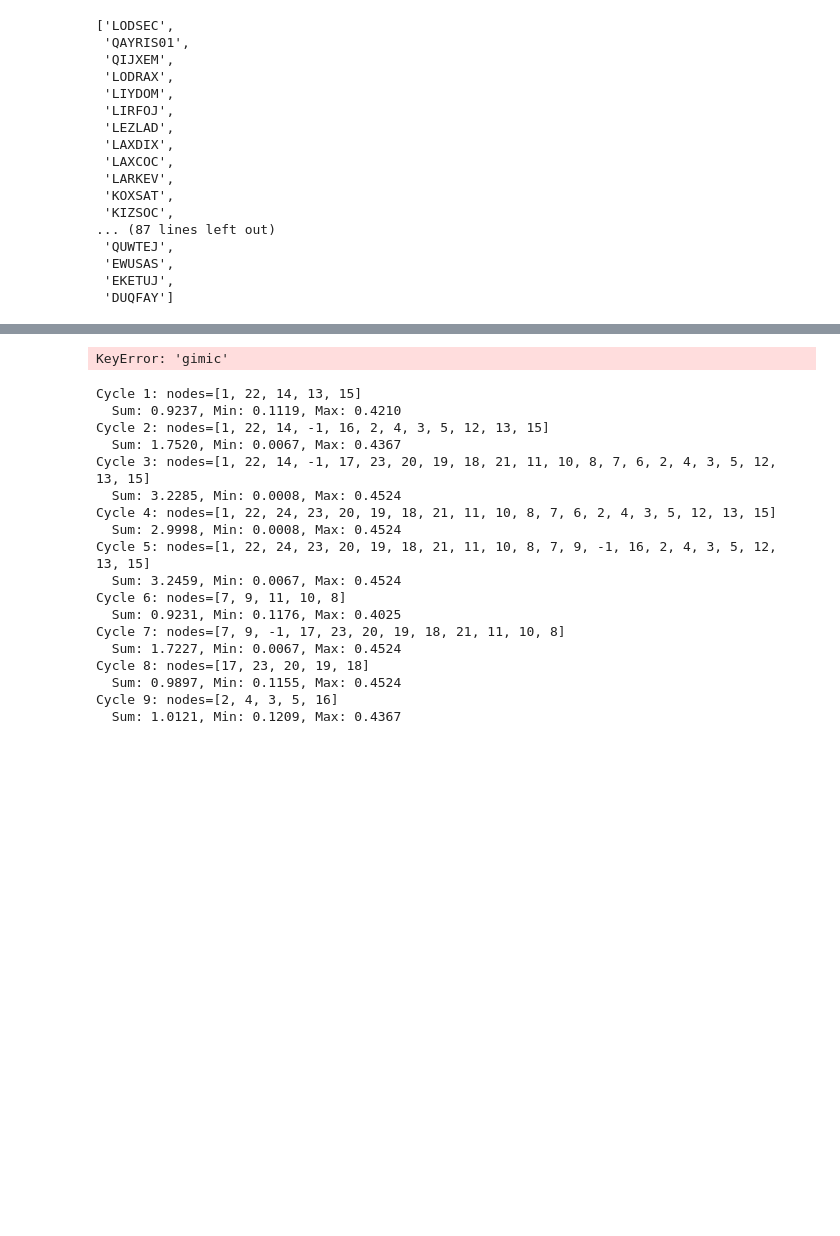
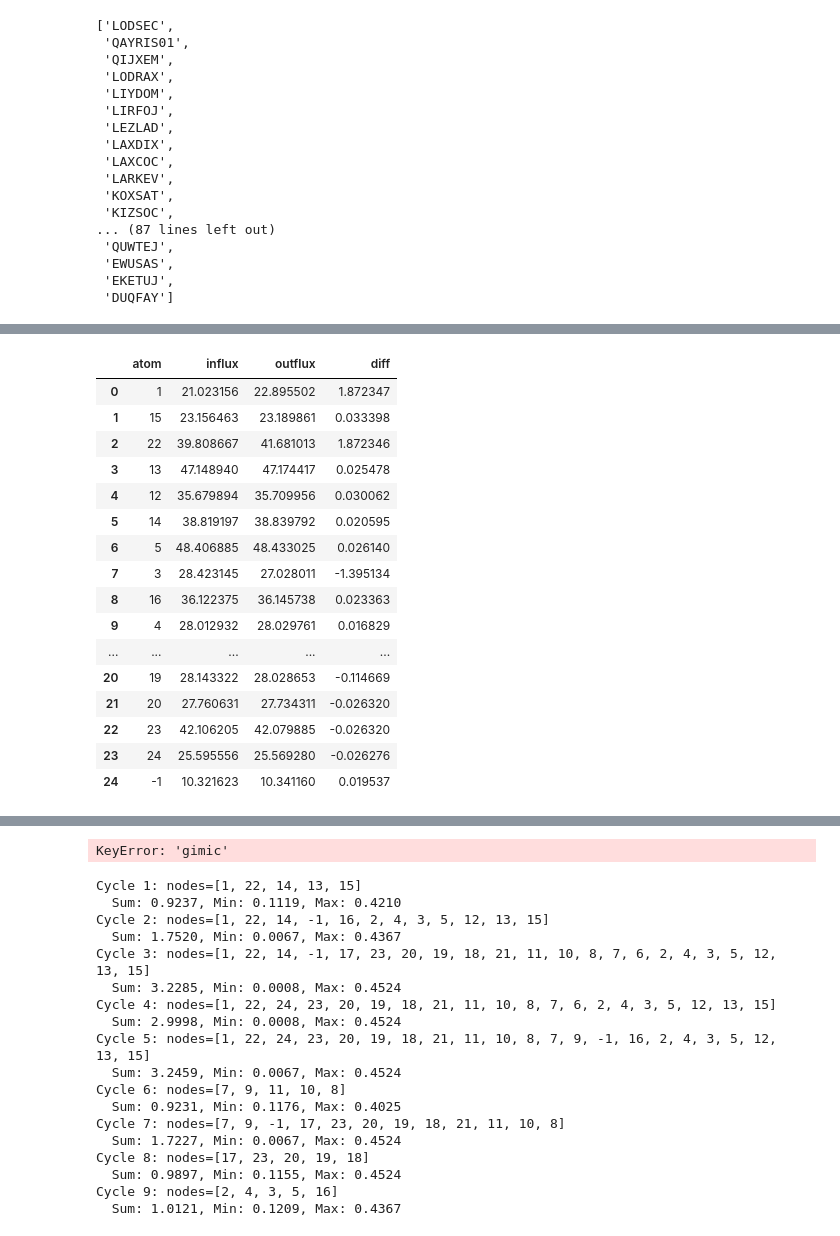
Before and after one commit to ajr15/PorCrystalStructures, a Jupyter notebook: notebooks/gimic.ipynb, the cells around one changed output, grey strips where cells are left out. Cells and saved outputs as stored; diff of their text form; code cells hidden in the pictures; blank space fills up the shorter version.

```diff
--- a/notebooks/gimic.ipynb
+++ b/notebooks/gimic.ipynb
@@ -566,0 +465,70 @@ ValueError: Length of values (368) does not match length of index (348)
+# %%
+from scipy.interpolate import LinearNDInterpolator, interp1d, interp2d
+from scipy.optimize import minimize
+
+
+sid = "LODRAX"
+df = get_currents(sid, session, height=None, width=None, total=False)
+
+
+G = nx.DiGraph()
+# Get unique (begin, end) pairs
+unique_pairs = df[["begin", "end"]].drop_duplicates().values
+unique_pairs
+
+for begin, end in unique_pairs:
+    # Select all rows for this bond (both directions)
+    bond_df = df[(df["begin"] == begin) & (df["end"] == end)]
+    # Prepare points and values for interpolation
+    # remove the "width" value - it is always a constant
+    points = bond_df["height"].values
+    values = bond_df["value"].values
+    interpolator = interp1d(points, values)
+    G.add_edge(int(begin), int(end), value_interpolator=interpolator, hmax=bond_df["height"].max())
+
+edge_to_idx = {}
+for u, v in G.edges:
+    id = (min(u, v), max(u, v))
+    if id not in edge_to_idx:
+        edge_to_idx[id] = len(edge_to_idx)
+
+def edge_idx(u, v):
+    return edge_to_idx[(min(u, v), max(u, v))]
+
+def target(hvec):
+    ajr = 0
+    for node in G.nodes:
+        influx = sum([G.edges[v, node]["value_interpolator"](hvec[edge_idx(v, node)]) for v in G.predecessors(node)])
+        outflux = sum([G.edges[node, v]["value_interpolator"](hvec[edge_idx(v, node)]) for v in G.successors(node)])
+        ajr += (outflux - influx) ** 2
+    return ajr
+
+bounds = [(1.5, G.edges[edge]["hmax"]) for edge in G.edges if edge in edge_to_idx]
+x0 = [2.0] * len(edge_to_idx)
+
+def vector_target(x):
+    hvec = x[:len(edge_to_idx)]
+    return target(hvec)
+
+
+result = minimize(vector_target, x0=x0, bounds=bounds, method="Powell")
+print(result.message)
+x_opt = result.x
+h_opt = x_opt[:len(edge_to_idx)]
+
+for u, v in G.edges:
+    print(f"{u} -> {v} = h: {h_opt[edge_idx(u, v)]:.3f}, w: 1.5")
+print("*****")
+print(f"target: {result.fun:.6f}")
+
+data = []
+for node in G.nodes:
+    influx = sum([G.edges[v, node]["value_interpolator"](h_opt[edge_idx(v, node)]) for v in G.predecessors(node)])
+    outflux = sum([G.edges[node, v]["value_interpolator"](h_opt[edge_idx(v, node)]) for v in G.successors(node)])
+    data.append([node, outflux, influx])
+
+kirk = pd.DataFrame(data, columns=["atom", "influx", "outflux"])
+kirk["diff"] = kirk["outflux"] - kirk["influx"]
+print(kirk["diff"].abs().mean())
+kirk
+# %% [output]
@@ -566,0 +552,17 @@ ValueError: Length of values (368) does not match length of index (348)
+|  | atom | influx | outflux | diff |
+| 0 | 1 | 21.023156 | 22.895502 | 1.872347 |
+| 1 | 15 | 23.156463 | 23.189861 | 0.033398 |
+| 2 | 22 | 39.808667 | 41.681013 | 1.872346 |
+| 3 | 13 | 47.148940 | 47.174417 | 0.025478 |
+| 4 | 12 | 35.679894 | 35.709956 | 0.030062 |
+| 5 | 14 | 38.819197 | 38.839792 | 0.020595 |
+| 6 | 5 | 48.406885 | 48.433025 | 0.026140 |
+| 7 | 3 | 28.423145 | 27.028011 | -1.395134 |
+| 8 | 16 | 36.122375 | 36.145738 | 0.023363 |
+| 9 | 4 | 28.012932 | 28.029761 | 0.016829 |
+| ... | ... | ... | ... | ... |
+| 20 | 19 | 28.143322 | 28.028653 | -0.114669 |
+| 21 | 20 | 27.760631 | 27.734311 | -0.026320 |
+| 22 | 23 | 42.106205 | 42.079885 | -0.026320 |
+| 23 | 24 | 25.595556 | 25.569280 | -0.026276 |
+| 24 | -1 | 10.321623 | 10.341160 | 0.019537 |
```
Also changed, not shown: parts of 15 cells of this notebook, 11 other files.
